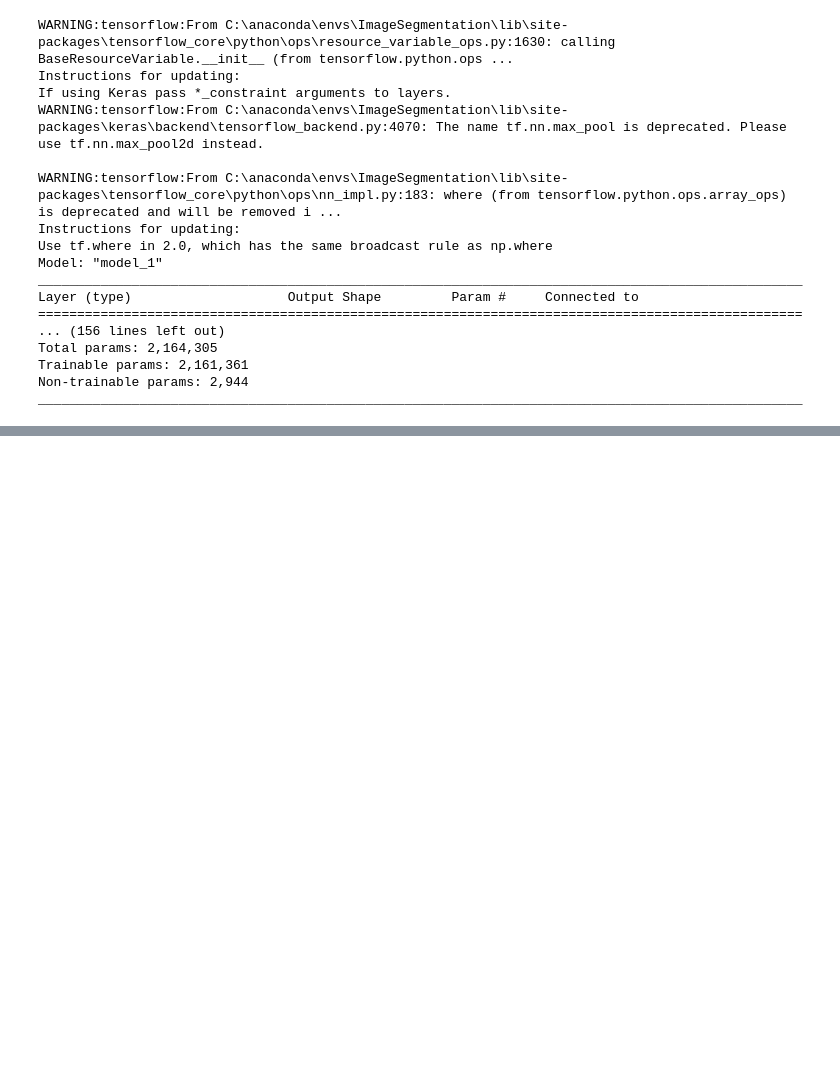
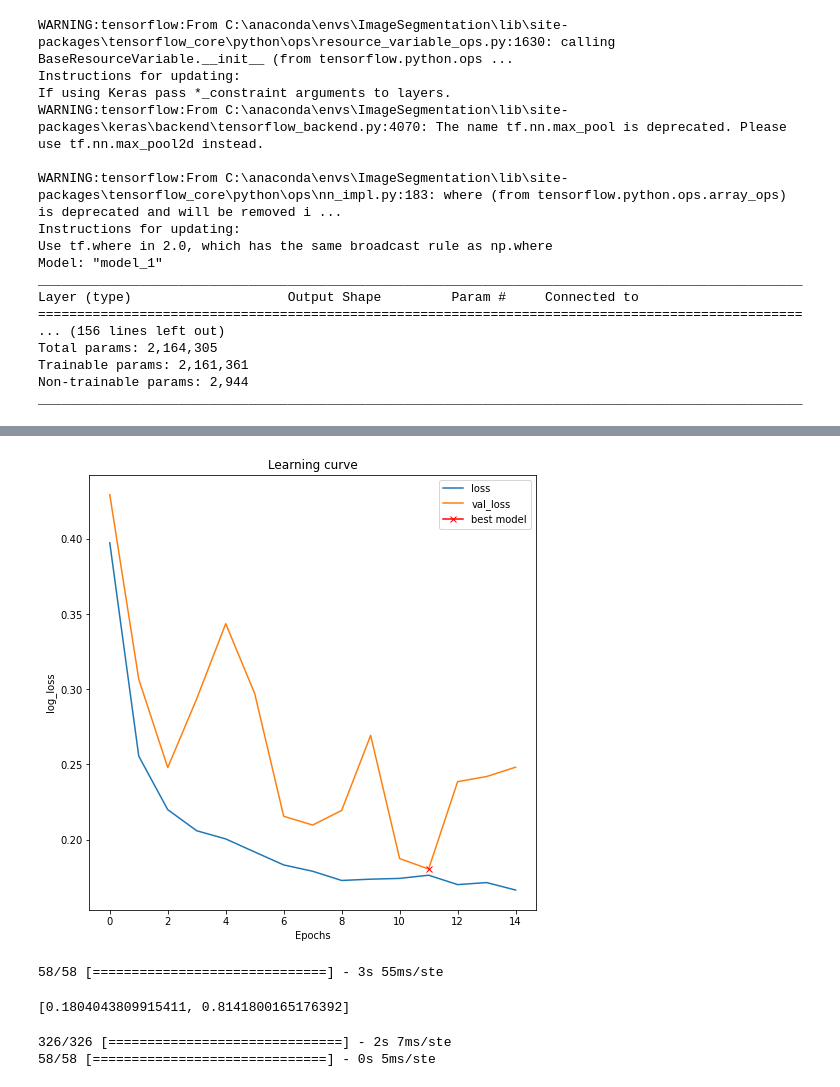
Before and after one commit to nstovring/WholeCellSegmentation, a Jupyter notebook: Scripts/UNetLoadKBData.ipynb, the cells around one changed output, grey strips where cells are left out. Drawn from its saved outputs; the diff is of its cells as text; code cells hidden in the pictures; blank space fills up the shorter version.

```diff
--- a/Scripts/UNetLoadKBData.ipynb
+++ b/Scripts/UNetLoadKBData.ipynb
@@ -160,0 +178,33 @@ ValueError: Error when checking model input: the list of Numpy arrays that you a
+# %%
+import matplotlib.pyplot as plt
+
+plt.figure(figsize=(8, 8))
+plt.title("Learning curve")
+plt.plot(results.history["loss"], label="loss")
+plt.plot(results.history["val_loss"], label="val_loss")
+plt.plot( np.argmin(results.history["val_loss"]), np.min(results.history["val_loss"]), marker="x", color="r", label="best model")
+plt.xlabel("Epochs")
+plt.ylabel("log_loss")
+plt.legend();
+# %% [output]
+[figure, added]
+# %%
+model.load_weights('model-dsb-cell.h5')
+
+# Evaluate on validation set (this must be equals to the best log_loss)
+model.evaluate(X_valid, y_valid, verbose=1)
+# %% [output]
+58/58 [==============================] - 3s 55ms/ste
+[0.1804043809915411, 0.8141800165176392]
+# %%
+# Predict on train, val and test
+preds_train = model.predict(X_train, verbose=1)
+preds_val = model.predict(X_valid, verbose=1)
+
+# Threshold predictions
+# Turns pixels to zero for non-cells and 1 for cells
+preds_train_t = (preds_train > 0.01).astype(np.uint8)
+preds_val_t = (preds_val > 0.01).astype(np.uint8)
+# %% [output]
+326/326 [==============================] - 2s 7ms/ste
+58/58 [==============================] - 0s 5ms/ste
```
Also changed, not shown: parts of 4 cells of this notebook, 1 other file.
